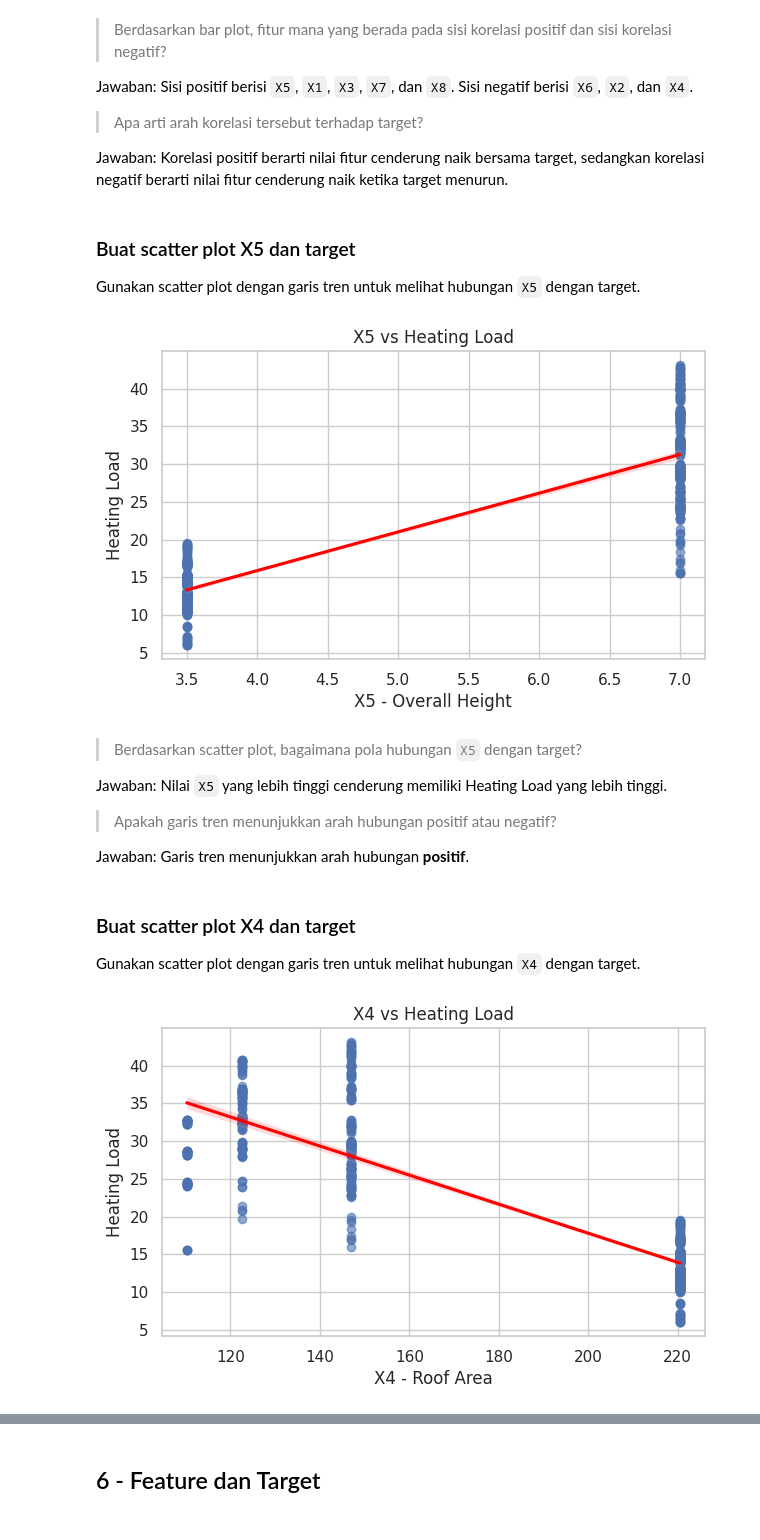
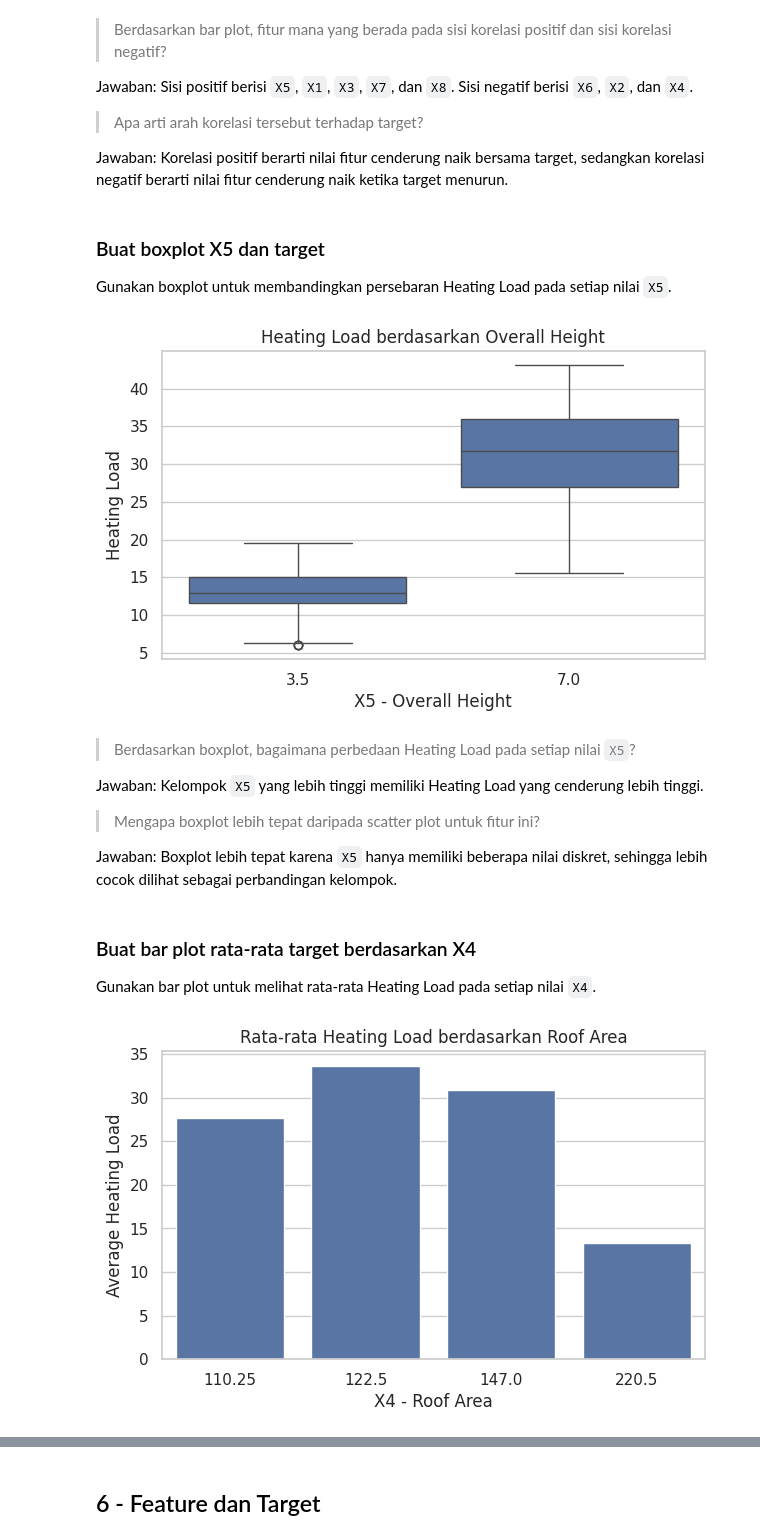
Before and after one commit to fxrdhan/linear_regression_assessment, a Jupyter notebook: 02_energy_efficiency/Kunci_Jawaban_02_energy_efficiency_linear_regression.ipynb, the cells around one changed output, grey strips where cells are left out. Drawn from its saved outputs; the diff is of its cells as text; code cells hidden in the pictures.

Commit message:
fix: adapt energy efficiency visualizations

```diff
--- a/02_energy_efficiency/Kunci_Jawaban_02_energy_efficiency_linear_regression.ipynb
+++ b/02_energy_efficiency/Kunci_Jawaban_02_energy_efficiency_linear_regression.ipynb
@@ -371,49 +371,39 @@ Jawaban: Sisi positif berisi `X5`, `X1`, `X3`, `X7`, dan `X8`. Sisi negatif beri
 
 Jawaban: Korelasi positif berarti nilai fitur cenderung naik bersama target, sedangkan korelasi negatif berarti nilai fitur cenderung naik ketika target menurun.
 # %% [markdown]
-### Buat scatter plot X5 dan target
+### Buat boxplot X5 dan target
 
-Gunakan scatter plot dengan garis tren untuk melihat hubungan `X5` dengan target.
+Gunakan boxplot untuk membandingkan persebaran Heating Load pada setiap nilai `X5`.
 # %%
 plt.figure(figsize=(7, 4))
-sns.regplot(
-    data=df_clean,
-    x="X5",
-    y=TARGET_COL,
-    scatter_kws={"alpha": 0.6},
-    line_kws={"color": "red"}
-)
-plt.title("X5 vs Heating Load")
+sns.boxplot(data=df_clean, x="X5", y=TARGET_COL)
+plt.title("Heating Load berdasarkan Overall Height")
 plt.xlabel("X5 - Overall Height")
 plt.ylabel("Heating Load")
 plt.show()
 # %% [output]
-[figure, old version]
+[figure, new version]
 # %% [markdown]
-> Berdasarkan scatter plot, bagaimana pola hubungan `X5` dengan target?
+> Berdasarkan boxplot, bagaimana perbedaan Heating Load pada setiap nilai `X5`?
 
-Jawaban: Nilai `X5` yang lebih tinggi cenderung memiliki Heating Load yang lebih tinggi.
+Jawaban: Kelompok `X5` yang lebih tinggi memiliki Heating Load yang cenderung lebih tinggi.
 
-> Apakah garis tren menunjukkan arah hubungan positif atau negatif?
+> Mengapa boxplot lebih tepat daripada scatter plot untuk fitur ini?
 
-Jawaban: Garis tren menunjukkan arah hubungan **positif**.
+Jawaban: Boxplot lebih tepat karena `X5` hanya memiliki beberapa nilai diskret, sehingga lebih cocok dilihat sebagai perbandingan kelompok.
 # %% [markdown]
-### Buat scatter plot X4 dan target
+### Buat bar plot rata-rata target berdasarkan X4
 
-Gunakan scatter plot dengan garis tren untuk melihat hubungan `X4` dengan target.
+Gunakan bar plot untuk melihat rata-rata Heating Load pada setiap nilai `X4`.
 # %%
+x4_mean = df_clean.groupby("X4")[TARGET_COL].mean().reset_index()
+
 plt.figure(figsize=(7, 4))
-sns.regplot(
-    data=df_clean,
-    x="X4",
-    y=TARGET_COL,
-    scatter_kws={"alpha": 0.6},
-    line_kws={"color": "red"}
-)
-plt.title("X4 vs Heating Load")
+sns.barplot(data=x4_mean, x="X4", y=TARGET_COL)
+plt.title("Rata-rata Heating Load berdasarkan Roof Area")
 plt.xlabel("X4 - Roof Area")
-plt.ylabel("Heating Load")
+plt.ylabel("Average Heating Load")
 plt.show()
 # %% [output]
-[figure, old version]
+[figure, new version]
 # %% [markdown]
```
Also changed, not shown: parts of 1 cell of this notebook, 2 other files.
